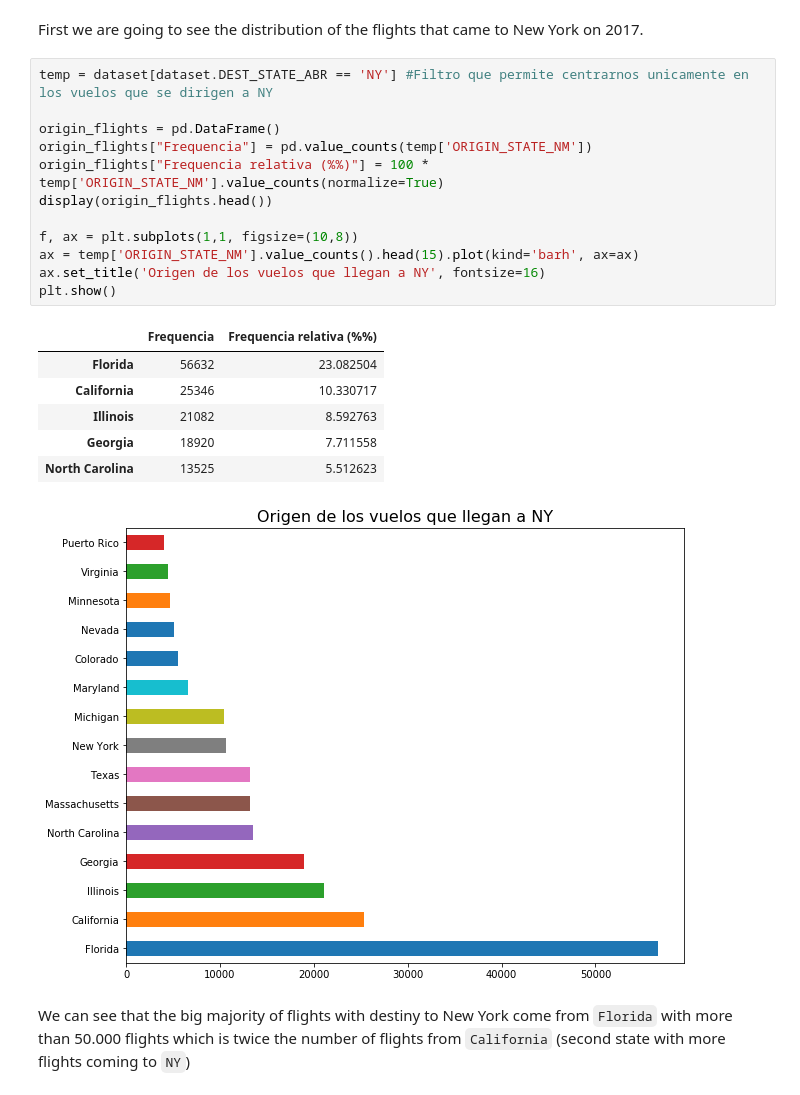
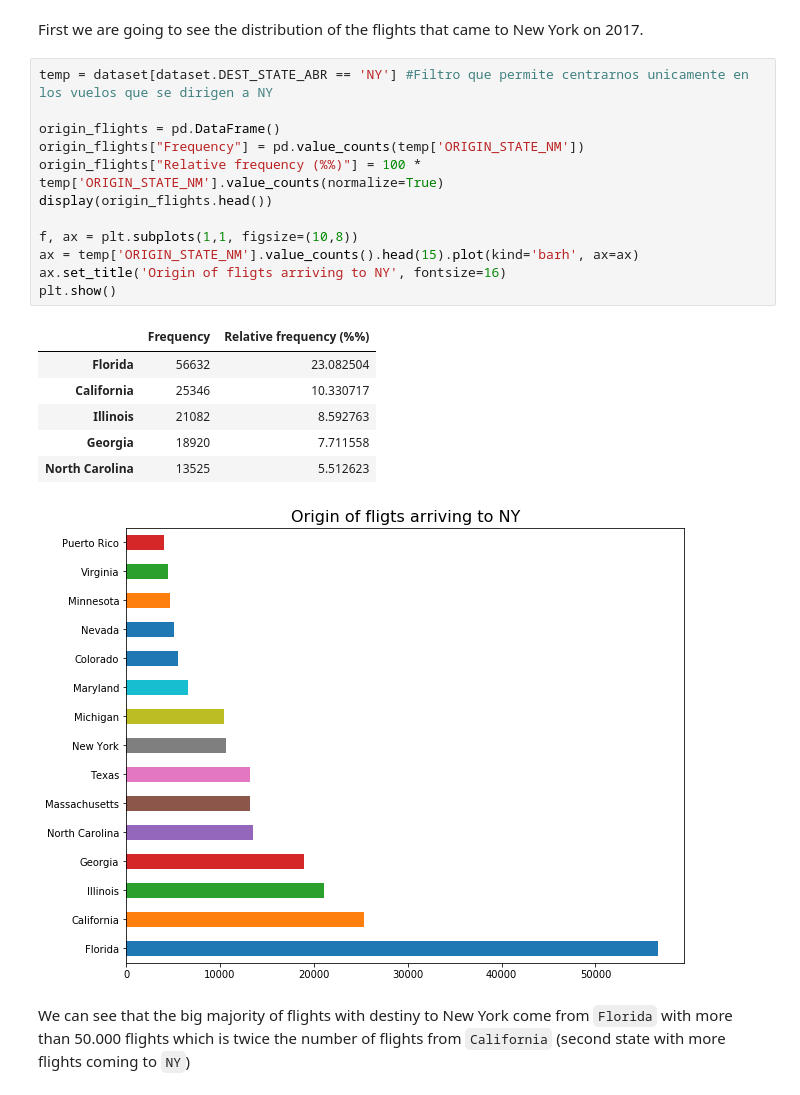
Before and after one commit to lesmedGutierrez/delayed_flights, a Jupyter notebook: delayed_flights.ipynb, the cells around one changed output. Drawn from its saved outputs; the diff is of its cells as text.

```diff
--- a/delayed_flights.ipynb
+++ b/delayed_flights.ipynb
@@ -130,23 +130,23 @@ First we are going to see the distribution of the flights that came to New York
 # %%
 temp = dataset[dataset.DEST_STATE_ABR == 'NY'] #Filtro que permite centrarnos unicamente en los vuelos que se dirigen a NY
 
 origin_flights = pd.DataFrame()
-origin_flights["Frequencia"] = pd.value_counts(temp['ORIGIN_STATE_NM'])
-origin_flights["Frequencia relativa (%%)"] = 100 * temp['ORIGIN_STATE_NM'].value_counts(normalize=True)
+origin_flights["Frequency"] = pd.value_counts(temp['ORIGIN_STATE_NM'])
+origin_flights["Relative frequency (%%)"] = 100 * temp['ORIGIN_STATE_NM'].value_counts(normalize=True)
 display(origin_flights.head())
 
 f, ax = plt.subplots(1,1, figsize=(10,8))
 ax = temp['ORIGIN_STATE_NM'].value_counts().head(15).plot(kind='barh', ax=ax)
-ax.set_title('Origen de los vuelos que llegan a NY', fontsize=16)
+ax.set_title('Origin of fligts arriving to NY', fontsize=16)
 plt.show()
 # %% [output]
-|  | Frequencia | Frequencia relativa (%%) |
+|  | Frequency | Relative frequency (%%) |
 | Florida | 56632 | 23.082504 |
 | California | 25346 | 10.330717 |
 | Illinois | 21082 | 8.592763 |
 | Georgia | 18920 | 7.711558 |
 | North Carolina | 13525 | 5.512623 |
-[figure, old version]
+[figure, new version]
 # %% [markdown]
 We can see that the big majority of flights with destiny to New York come from `Florida` with more than 50.000 flights which is twice the number of flights from `California` (second state with more flights coming to `NY`)
 # %% [markdown]
```
Also changed, not shown: parts of 6 cells of this notebook.
